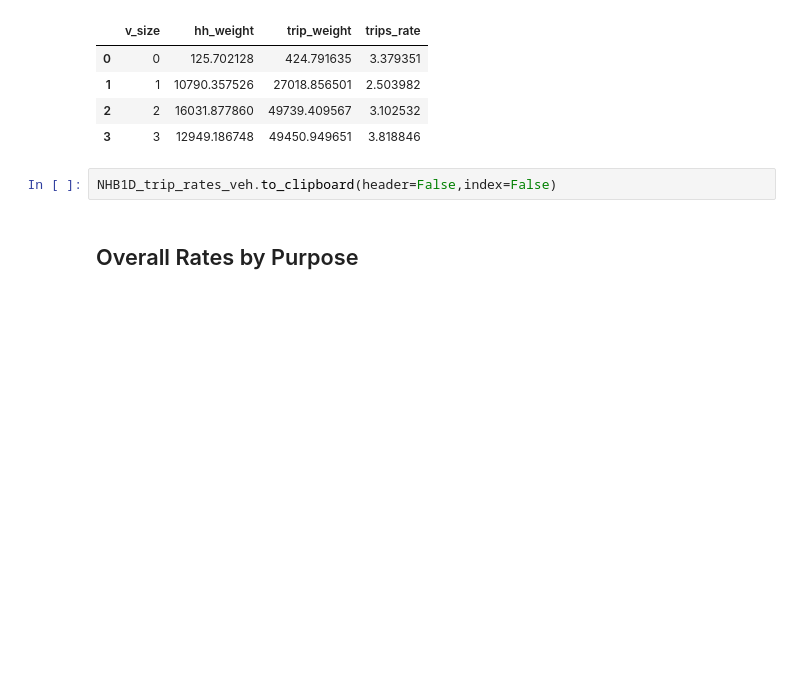
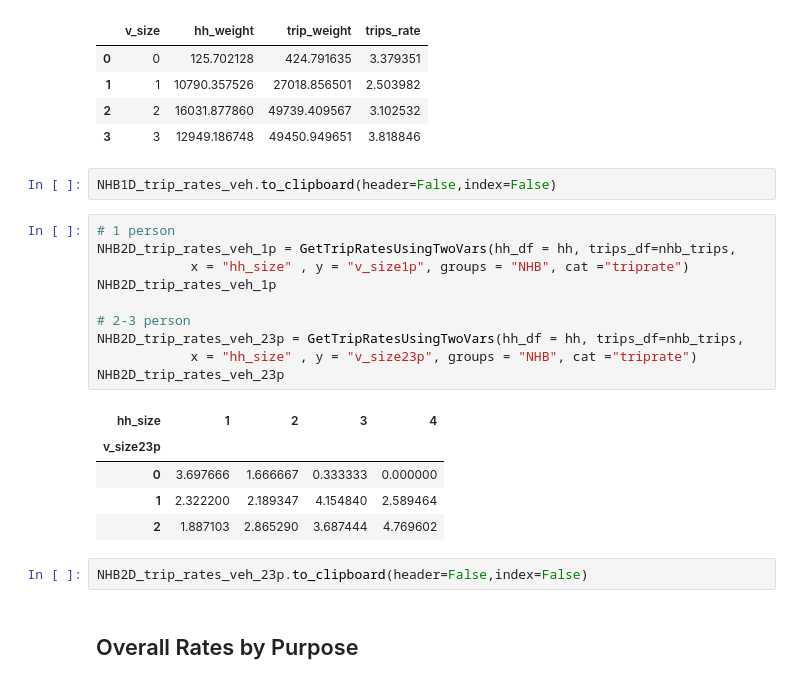
Before and after one commit to RSGInc/scog_model, a Jupyter notebook: 1-Inputs_Preparation/Survey/2_SurveyTripRates.ipynb, the cells around one changed output. Cells and saved outputs as stored; diff of their text form; blank space fills up the shorter version.

```diff
--- a/1-Inputs_Preparation/Survey/2_SurveyTripRates.ipynb
+++ b/1-Inputs_Preparation/Survey/2_SurveyTripRates.ipynb
@@ -983,6 +1032,24 @@ NHB1D_trip_rates_veh
 | 3 | 3 | 12949.186748 | 49450.949651 | 3.818846 |
 # %%
 NHB1D_trip_rates_veh.to_clipboard(header=False,index=False)
+# %%
+# 1 person
+NHB2D_trip_rates_veh_1p = GetTripRatesUsingTwoVars(hh_df = hh, trips_df=nhb_trips,
+            x = "hh_size" , y = "v_size1p", groups = "NHB", cat ="triprate")
+NHB2D_trip_rates_veh_1p
+
+# 2-3 person
+NHB2D_trip_rates_veh_23p = GetTripRatesUsingTwoVars(hh_df = hh, trips_df=nhb_trips,
+            x = "hh_size" , y = "v_size23p", groups = "NHB", cat ="triprate")
+NHB2D_trip_rates_veh_23p
+# %% [output]
+| hh_size | 1 | 2 | 3 | 4 |
+| v_size23p |  |  |  |  |
+| 0 | 3.697666 | 1.666667 | 0.333333 | 0.000000 |
+| 1 | 2.322200 | 2.189347 | 4.154840 | 2.589464 |
+| 2 | 1.887103 | 2.865290 | 3.687444 | 4.769602 |
+# %%
+NHB2D_trip_rates_veh_23p.to_clipboard(header=False,index=False)
 # %% [markdown]
 ## Overall Rates by Purpose
 # %%
```
Also changed, not shown: parts of 17 cells of this notebook, 13 other files.
